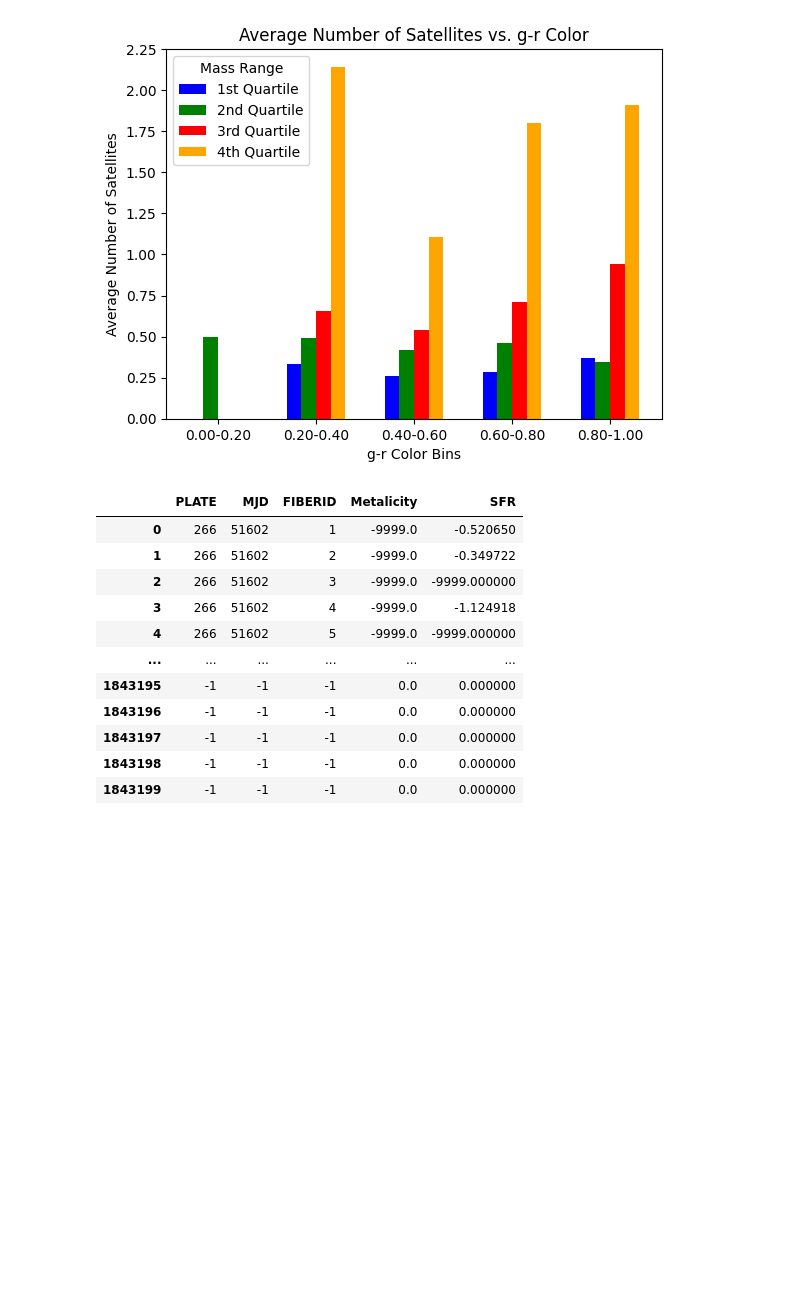
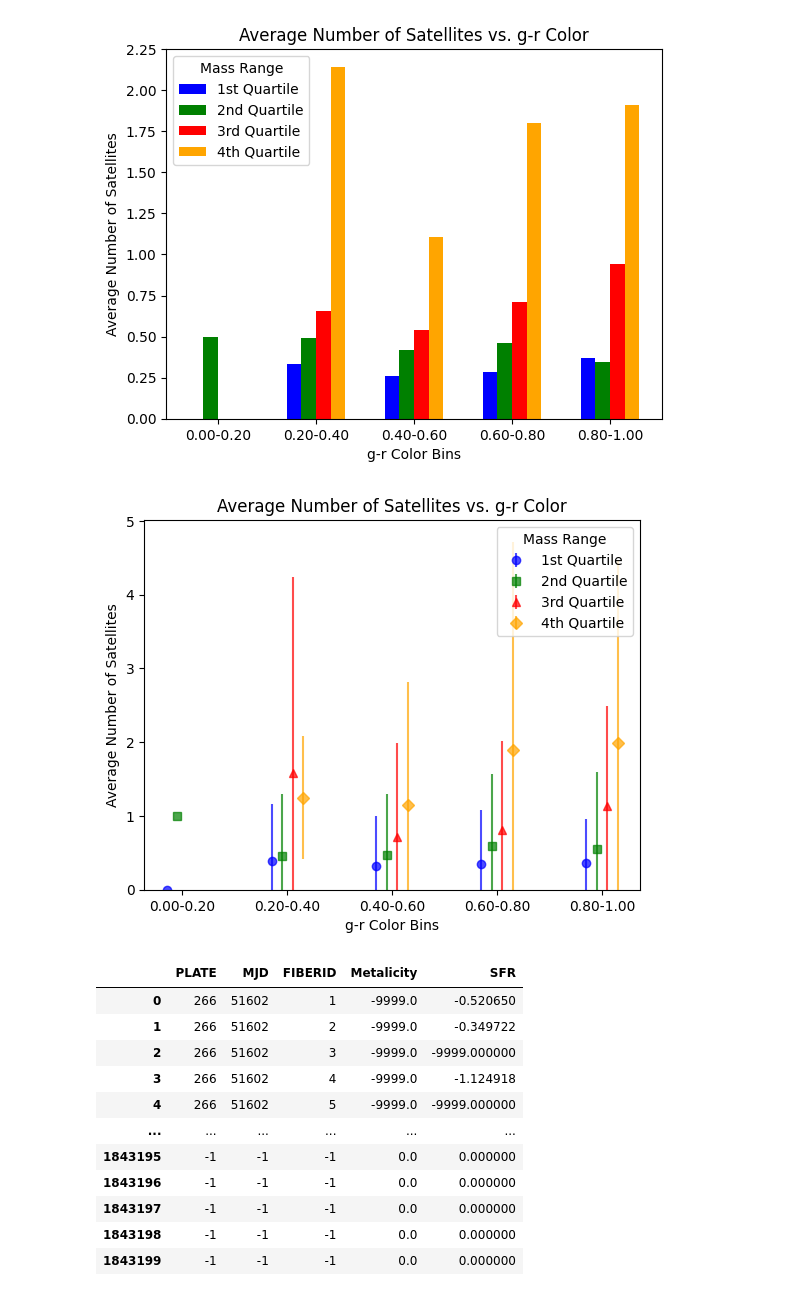
Before and after one commit to harishk30/DwarfGalaxyAnalysis, a Jupyter notebook: SAGAxCM.ipynb, the cells around one changed output. Drawn from its saved outputs; the diff is of its cells as text; code cells hidden in the pictures; blank space fills up the shorter version.

Commit message:
Added error bars

```diff
--- a/SAGAxCM.ipynb
+++ b/SAGAxCM.ipynb
@@ -320,6 +320,53 @@ ax.set_xticklabels(bin_labels)
 plt.show()
 # %% [output]
 [figure]
+# %%
+fig, ax = plt.subplots()
+
+bar_width = 0.03
+offset = -1.5 * bar_width
+i = 0
+markers = ['o', 's', '^', 'D']
+for idx, (mass_range, color, marker, label) in enumerate(zip(mass_ranges, colors, markers, mass_labels)):
+    x = mass_range[0]
+    if(i == 0):
+      x = -np.inf
+      i += 1
+    mass_mask = (filtered_masses >= x) & (filtered_masses < mass_range[1])
+    filtered_satellites_mass = filtered_satellites[mass_mask]
+    filtered_g_r_colors_mass = filtered_g_r_colors[mass_mask]
+
+    digitized_mass = np.digitize(filtered_g_r_colors_mass, bins)
+
+    avg_satellites_mass = []
+    std_satellites_mass = []
+    for i in range(1, len(bins)):
+        bin_values = filtered_satellites_mass[digitized_mass == i]
+        if len(bin_values) > 0:
+            avg_satellites_mass.append(bin_values.mean())
+            std_satellites_mass.append(bin_values.std())
+        else:
+            avg_satellites_mass.append(np.nan)
+            std_satellites_mass.append(np.nan)
+
+    bin_centers = (bins[:-1] + bins[1:]) / 2
+    bin_centers_offset = bin_centers + (idx - 1.5) * 0.02
+
+    ax.errorbar(bin_centers_offset, avg_satellites_mass, yerr=std_satellites_mass, fmt=marker, color=color, label=label, markersize=6, alpha=0.7)
+
+ax.set_xlabel('g-r Color Bins')
+ax.set_ylabel('Average Number of Satellites')
+ax.set_title('Average Number of Satellites vs. g-r Color')
+ax.legend(title='Mass Range')
+ax.set_ylim(bottom = 0)
+
+bin_labels = [f'{bins[i]:.2f}-{bins[i+1]:.2f}' for i in range(len(bins)-1)]
+ax.set_xticks(bin_centers)
+ax.set_xticklabels(bin_labels)
+
+plt.show()
+# %% [output]
+[figure, added]
 # %%
 from astropy.io import fits
 gse = fits.getdata('/content/drive/MyDrive/galSpecExtra-dr8.fits')
```
Also changed, not shown: parts of 3 cells of this notebook.
